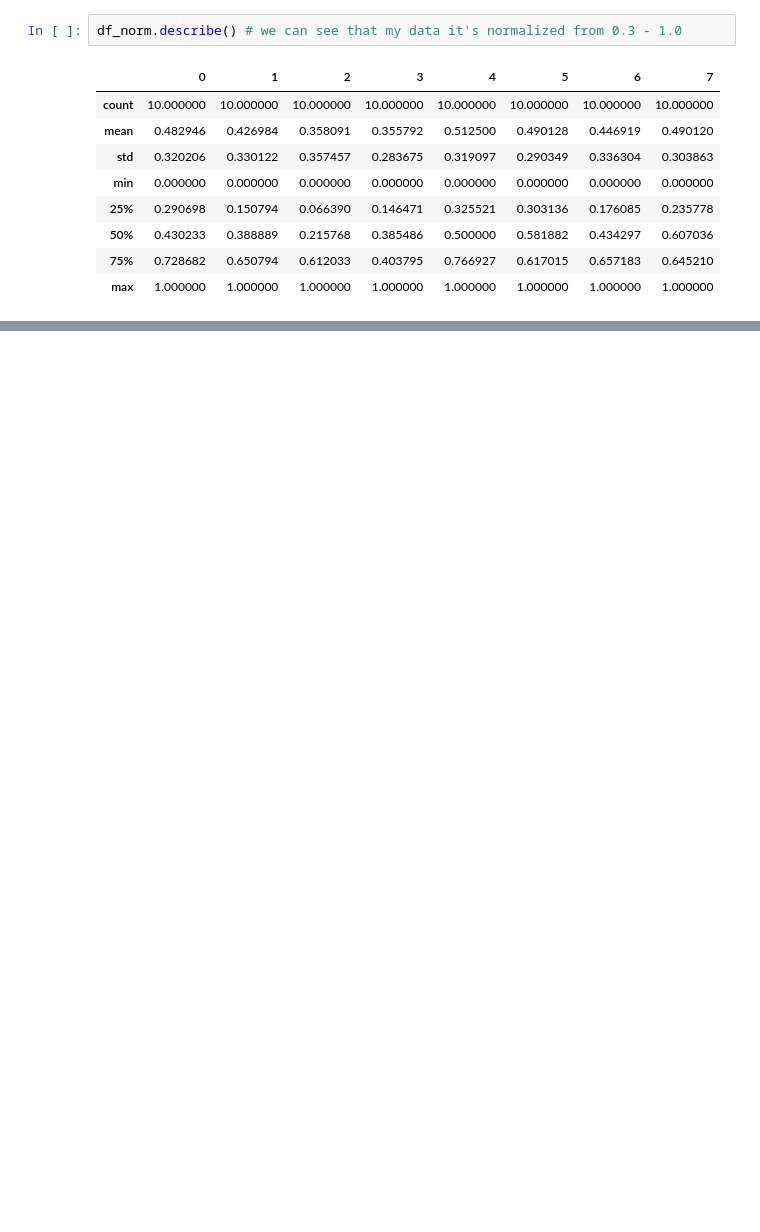
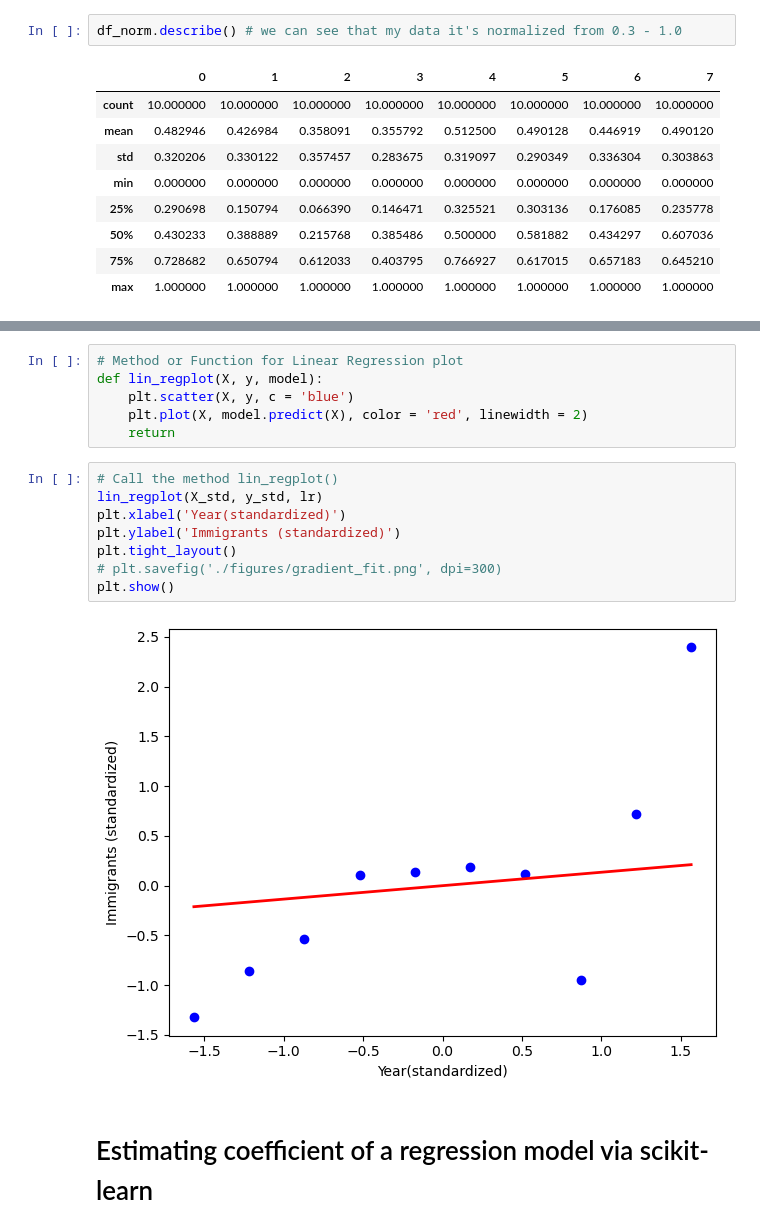
Before and after one commit to Lylkend-Albuquerque/CA1-2023, a Jupyter notebook: CA-1.ipynb, the cells around one changed output, grey strips where cells are left out. Saved outputs shown, nothing was run; the diff lists cells and outputs as text; blank space fills up the shorter version.

```diff
--- a/CA-1.ipynb
+++ b/CA-1.ipynb
@@ -317,0 +579,18 @@ plt.show()
+# %%
+# Method or Function for Linear Regression plot
+def lin_regplot(X, y, model):
+    plt.scatter(X, y, c = 'blue')
+    plt.plot(X, model.predict(X), color = 'red', linewidth = 2)
+    return
+# %%
+# Call the method lin_regplot()
+lin_regplot(X_std, y_std, lr)
+plt.xlabel('Year(standardized)')
+plt.ylabel('Immigrants (standardized)')
+plt.tight_layout()
+# plt.savefig('./figures/gradient_fit.png', dpi=300)
+plt.show()
+# %% [output]
+[figure, added]
+# %% [markdown]
+# Estimating coefficient of a regression model via scikit-learn
```
Also changed, not shown: parts of 48 cells of this notebook.
